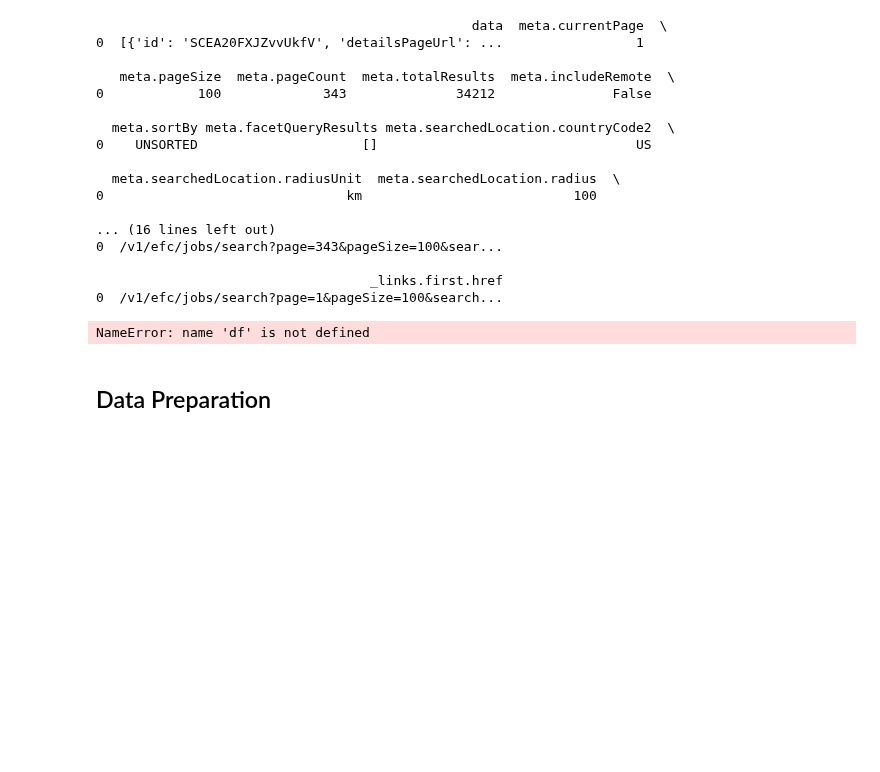
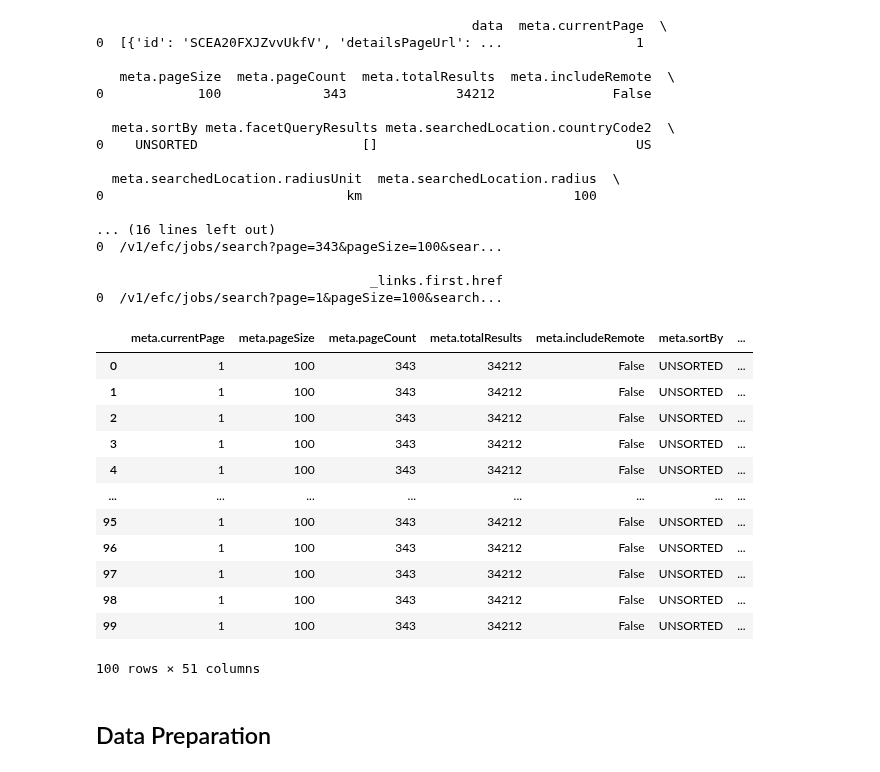
Before and after one commit to tumibytes/cis9650-project03, a Jupyter notebook: term_project_starter.ipynb, the cells around one changed output. Drawn from its saved outputs; the diff is of its cells as text; code cells hidden in the pictures; blank space fills up the shorter version.

Commit message:
Loaded data into pd dataframe

```diff
--- a/term_project_starter.ipynb
+++ b/term_project_starter.ipynb
@@ -177,17 +179,29 @@ for element in job_listings[1:]:
                                    _links.first.href
 0  /v1/efc/jobs/search?page=1&pageSize=100&search...
 # %%
-df_expanded = df.explode("details", ignore_index=True)
+df_expanded = df.explode("data", ignore_index=True)
 
 # 2. Convert the dict into columns
-detail_cols = df_expanded["rows"].apply(pd.Series)
+detail_cols = df_expanded["data"].apply(pd.Series)
 
 # 3. Merge back and drop the dict column
-df_flat = pd.concat([df_expanded.drop(columns=["rows"]), detail_cols], axis=1)
+df_flat = pd.concat([df_expanded.drop(columns=["data"]), detail_cols], axis=1)
 
 df_flat
 # %% [output]
+|  | meta.currentPage | meta.pageSize | meta.pageCount | meta.totalResults | meta.includeRemote | meta.sortBy | ... |
+| 0 | 1 | 100 | 343 | 34212 | False | UNSORTED | ... |
+| 1 | 1 | 100 | 343 | 34212 | False | UNSORTED | ... |
+| 2 | 1 | 100 | 343 | 34212 | False | UNSORTED | ... |
+| 3 | 1 | 100 | 343 | 34212 | False | UNSORTED | ... |
+| 4 | 1 | 100 | 343 | 34212 | False | UNSORTED | ... |
+| ... | ... | ... | ... | ... | ... | ... | ... |
+| 95 | 1 | 100 | 343 | 34212 | False | UNSORTED | ... |
+| 96 | 1 | 100 | 343 | 34212 | False | UNSORTED | ... |
+| 97 | 1 | 100 | 343 | 34212 | False | UNSORTED | ... |
+| 98 | 1 | 100 | 343 | 34212 | False | UNSORTED | ... |
+| 99 | 1 | 100 | 343 | 34212 | False | UNSORTED | ... |
-NameError: name 'df' is not defined
+100 rows × 51 columns
 # %% [markdown]
 ## Data Preparation
 # %% [markdown]
```
Also changed, not shown: parts of 1 cell of this notebook.
